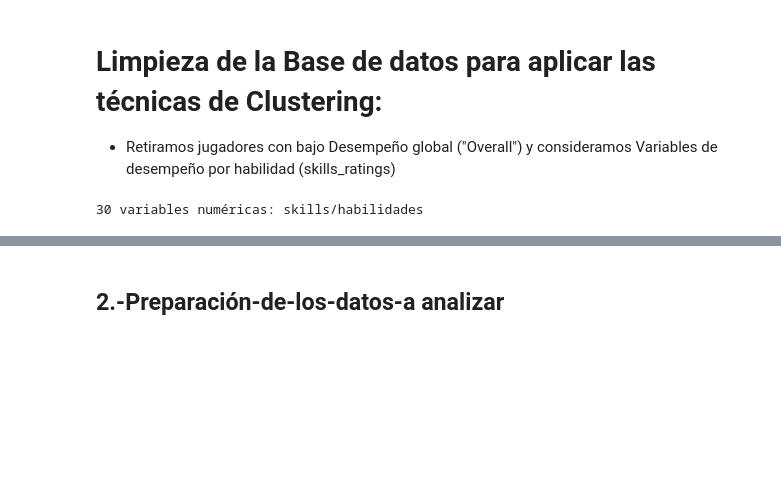
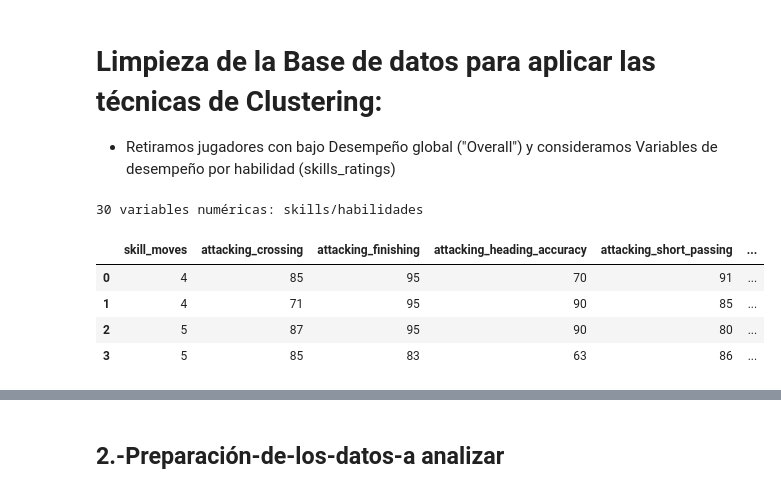
Before and after one commit to Grupo242022/AN_Supervisado_2022, a Jupyter notebook: Práctico_NoSupervisado_fifa2022_G24.ipynb, the cells around one changed output, grey strips where cells are left out. Saved outputs shown, nothing was run; the diff lists cells and outputs as text; code cells hidden in the pictures; blank space fills up the shorter version.

```diff
--- a/Práctico_NoSupervisado_fifa2022_G24.ipynb
+++ b/Práctico_NoSupervisado_fifa2022_G24.ipynb
@@ -136,0 +186,10 @@ df_skills=df_n[skills_ratings]
+# %%
+df_skills=df_n[skills_ratings]  #base, sólo con desempeños según habilidad (numéricas)
+
+df_skills.head(4)
+# %% [output]
+|  | skill_moves | attacking_crossing | attacking_finishing | attacking_heading_accuracy | attacking_short_passing | ... |
+| 0 | 4 | 85 | 95 | 70 | 91 | ... |
+| 1 | 4 | 71 | 95 | 90 | 85 | ... |
+| 2 | 5 | 87 | 95 | 90 | 80 | ... |
+| 3 | 5 | 85 | 83 | 63 | 86 | ... |
```
Also changed, not shown: parts of 12 cells of this notebook.
